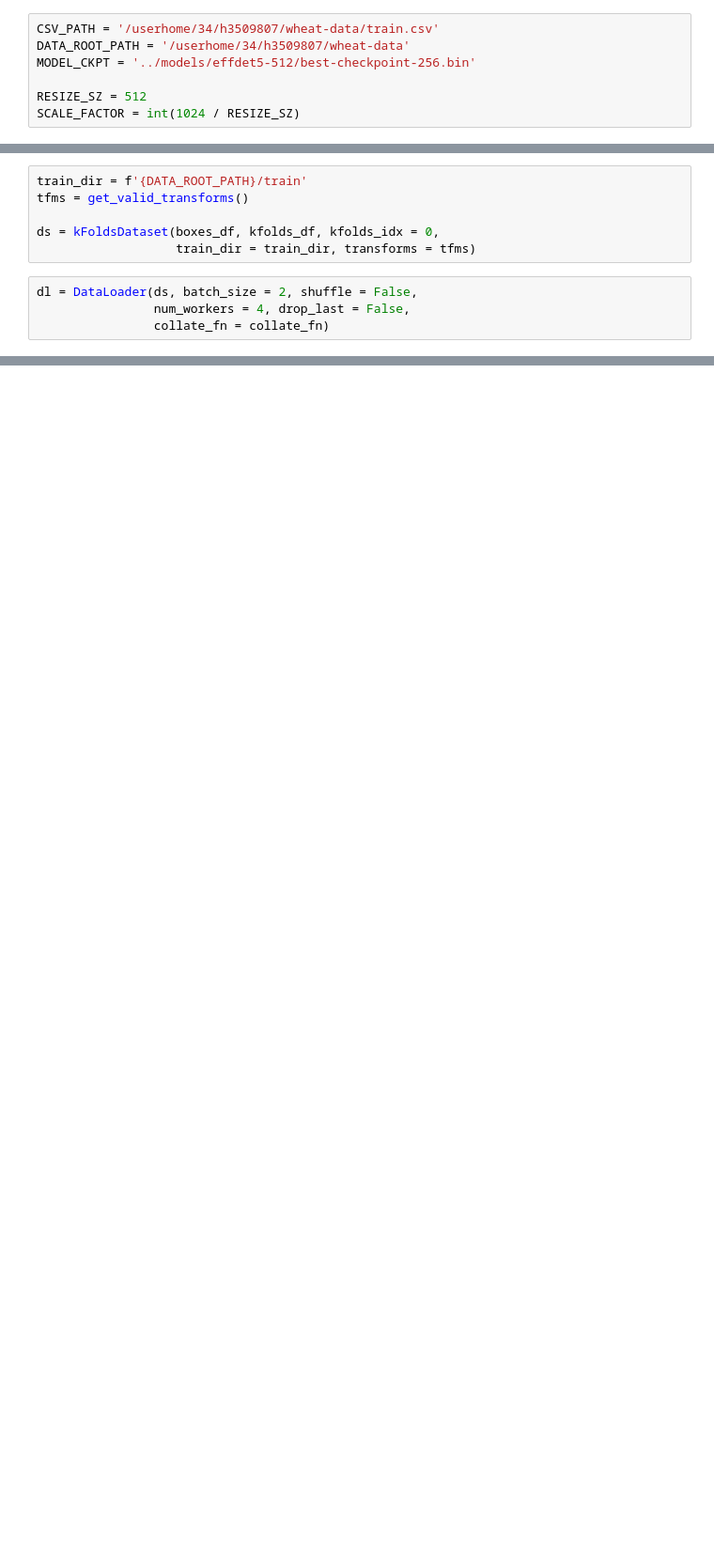
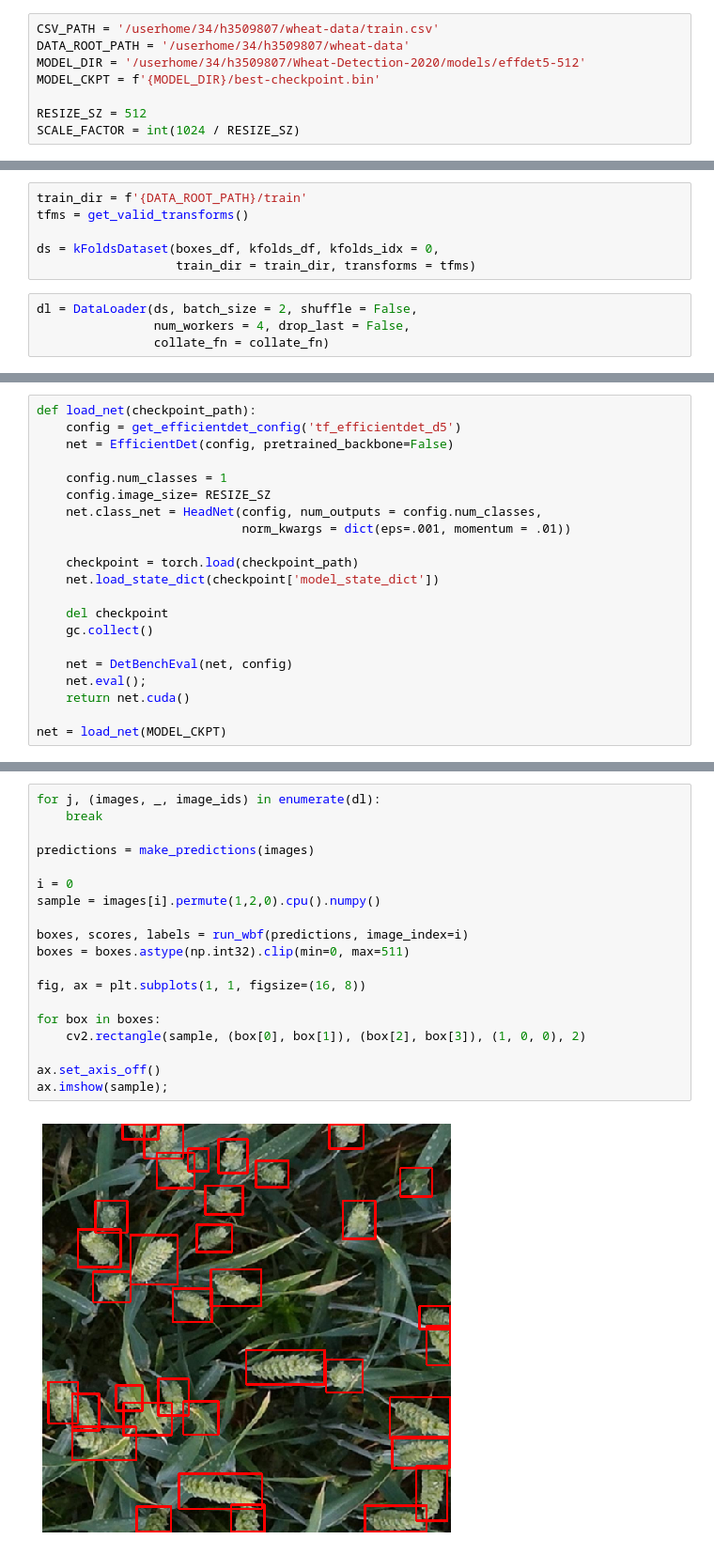
Before and after one commit to riven314/Wheat-Detection-2020, a Jupyter notebook: ipynb/EffDet_kFolds_Inference.ipynb, the cells around one changed output, grey strips where cells are left out. Shown: that part at 94% size. Saved outputs shown, nothing was run; the diff lists cells and outputs as text; blank space fills up the shorter version.

```diff
--- a/ipynb/EffDet_kFolds_Inference.ipynb
+++ b/ipynb/EffDet_kFolds_Inference.ipynb
@@ -26,7 +28,8 @@ from
 # %%
 CSV_PATH = '/userhome/34/h3509807/wheat-data/train.csv'
 DATA_ROOT_PATH = '/userhome/34/h3509807/wheat-data'
-MODEL_CKPT = '../models/effdet5-512/best-checkpoint-256.bin'
+MODEL_DIR = '/userhome/34/h3509807/Wheat-Detection-2020/models/effdet5-512'
+MODEL_CKPT = f'{MODEL_DIR}/best-checkpoint.bin'
 
 RESIZE_SZ = 512
 SCALE_FACTOR = int(1024 / RESIZE_SZ)
@@ -111,0 +117,21 @@ dl = DataLoader(ds, batch_size = 2, shuffle = False,
+# %%
+def load_net(checkpoint_path):
+    config = get_efficientdet_config('tf_efficientdet_d5')
+    net = EfficientDet(config, pretrained_backbone=False)
+
+    config.num_classes = 1
+    config.image_size= RESIZE_SZ
+    net.class_net = HeadNet(config, num_outputs = config.num_classes,
+                            norm_kwargs = dict(eps=.001, momentum = .01))
+
+    checkpoint = torch.load(checkpoint_path)
+    net.load_state_dict(checkpoint['model_state_dict'])
+
+    del checkpoint
+    gc.collect()
+
+    net = DetBenchEval(net, config)
+    net.eval();
+    return net.cuda()
+
+net = load_net(MODEL_CKPT)
@@ -111,0 +167,21 @@ dl = DataLoader(ds, batch_size = 2, shuffle = False,
+# %%
+for j, (images, _, image_ids) in enumerate(dl):
+    break
+
+predictions = make_predictions(images)
+
+i = 0
+sample = images[i].permute(1,2,0).cpu().numpy()
+
+boxes, scores, labels = run_wbf(predictions, image_index=i)
+boxes = boxes.astype(np.int32).clip(min=0, max=511)
+
+fig, ax = plt.subplots(1, 1, figsize=(16, 8))
+
+for box in boxes:
+    cv2.rectangle(sample, (box[0], box[1]), (box[2], box[3]), (1, 0, 0), 2)
+
+ax.set_axis_off()
+ax.imshow(sample);
+# %% [output]
+[figure, added]
```
Also changed, not shown: parts of 9 cells of this notebook.
